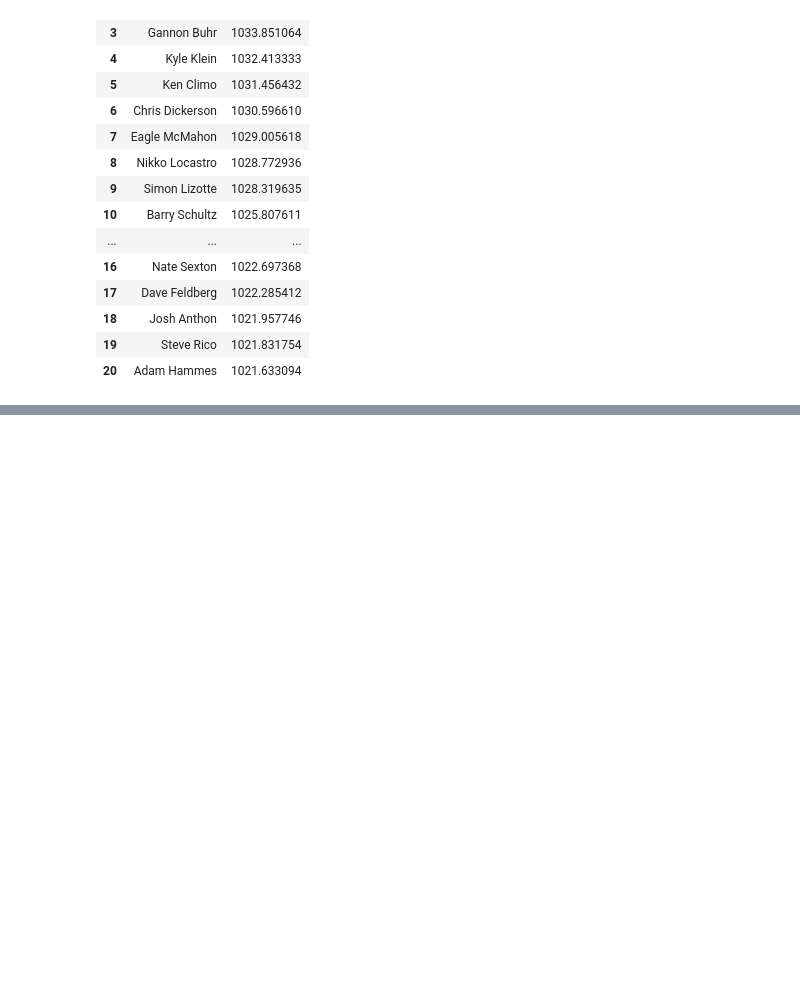
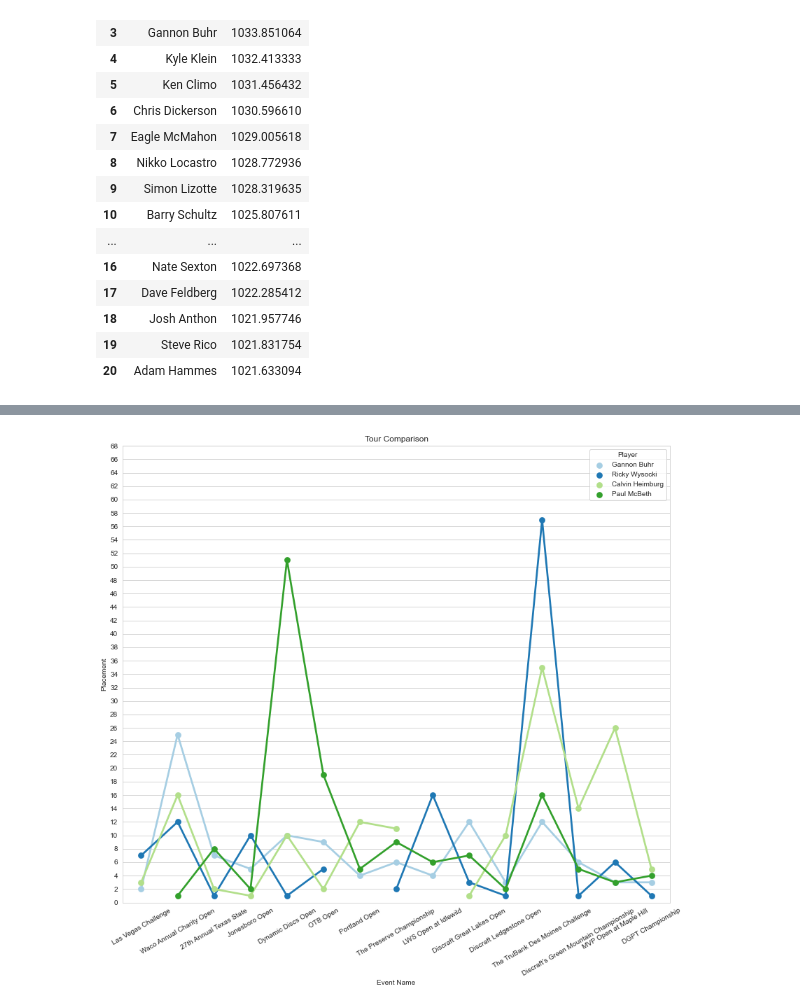
Before and after one commit to jamorgan8/disc-golf-analysis, a Jupyter notebook: notebooks/Analysis.ipynb, the cells around one changed output, grey strips where cells are left out. Drawn from its saved outputs; the diff is of its cells as text; code cells hidden in the pictures; blank space fills up the shorter version.

```diff
--- a/notebooks/Analysis.ipynb
+++ b/notebooks/Analysis.ipynb
@@ -119,0 +218,83 @@ top_20.tail(10)
+# %%
+gan = pd.DataFrame({'x':["Las Vegas Challenge",
+                         "Waco Annual Charity Open",
+                         "27th Annual Texas State",
+                         "Jonesboro Open",
+                         "Dynamic Discs Open",
+                         "OTB Open",
+                         "Portland Open",
+                         "The Preserve Championship",
+                         "LWS Open at Idlewild",
+                         "Discraft Great Lakes Open",
+                         "Discraft Ledgestone Open",
+                         "The TruBank Des Moines Challenge",
+                         "Discraft's Green Mountain Championship",
+                         "MVP Open at Maple Hill",
+                         "DGPT Championship"],
+                    'y':[2,25,7,5,10,9,4,6,4,12,3,12,6,3,3],})
+rick = pd.DataFrame({'x':["Las Vegas Challenge",
+                         "Waco Annual Charity Open",
+                         "27th Annual Texas State",
+                         "Jonesboro Open",
+                         "Dynamic Discs Open",
+                         "OTB Open",
+                         "The Preserve Championship",
+                         "LWS Open at Idlewild",
+                         "Discraft Great Lakes Open",
+                         "Discraft Ledgestone Open",
+                         "The TruBank Des Moines Challenge",
+                         "Discraft's Green Mountain Championship",
+                         "MVP Open at Maple Hill",
+                         "DGPT Championship"],
+                     'y':[7,12,1,10,1,5,2,16,3,1,57,1,6,1]})
+calv = pd.DataFrame({'x':["Las Vegas Challenge",
+                         "Waco Annual Charity Open",
+                         "27th Annual Texas State",
+                         "Jonesboro Open",
+                         "Dynamic Discs Open",
+                         "OTB Open",
+                         "Portland Open",
+                         "The Preserve Championship",
+                         "Discraft Great Lakes Open",
+                         "Discraft Ledgestone Open",
+                         "The TruBank Des Moines Challenge",
+                         "Discraft's Green Mountain Championship",
+                         "MVP Open at Maple Hill",
+                         "DGPT Championship"],
+                      'y':[3,16,2,1,10,2,12,11,1,10,35,14,26,5]})
+pau = pd.DataFrame({'x':["Waco Annual Charity Open",
+                         "27th Annual Texas State",
+                         "Jonesboro Open",
+                         "Dynamic Discs Open",
+                         "OTB Open",
+                         "Portland Open",
+                         "The Preserve Championship",
+                         "LWS Open at Idlewild",
+                         "Discraft Great Lakes Open",
+                         "Discraft Ledgestone Open",
+                         "The TruBank Des Moines Challenge",
+                         "Discraft's Green Mountain Championship",
+                         "MVP Open at Maple Hill",
+                         "DGPT Championship"],
+                    'y':[1,8,2,51,19,5,9,6,7,2,16,5,3,4],})
+yticks = np.arange(0, 70, 2) ##sets y ticks. parameters = (start, stop, step)
+
+gan['Player'] = 'Gannon Buhr'
+rick['Player'] = 'Ricky Wysocki'
+calv['Player'] = 'Calvin Heimburg'
+pau['Player'] = 'Paul McBeth'
+res=pd.concat([gan,rick,calv,pau])
+#sns.set_style('whitegrid')
+fig, ax = plt.subplots(figsize=(14,12))
+sns.pointplot(x='x', y='y', data=res, hue='Player', palette='Paired', ax=ax)
+#plt.grid(axis='both')
+plt.xlabel('Event Name')
+plt.ylabel('Placement')
+plt.ylim(0, 60)
+plt.yticks(yticks)
+plt.xticks(rotation = 30)
+plt.title('Tour Comparison')
+plt.savefig('../assets/tour-comp.png')
+plt.show()
+# %% [output]
+[figure, added]
```
Also changed, not shown: parts of 9 cells of this notebook, 1 other file.
